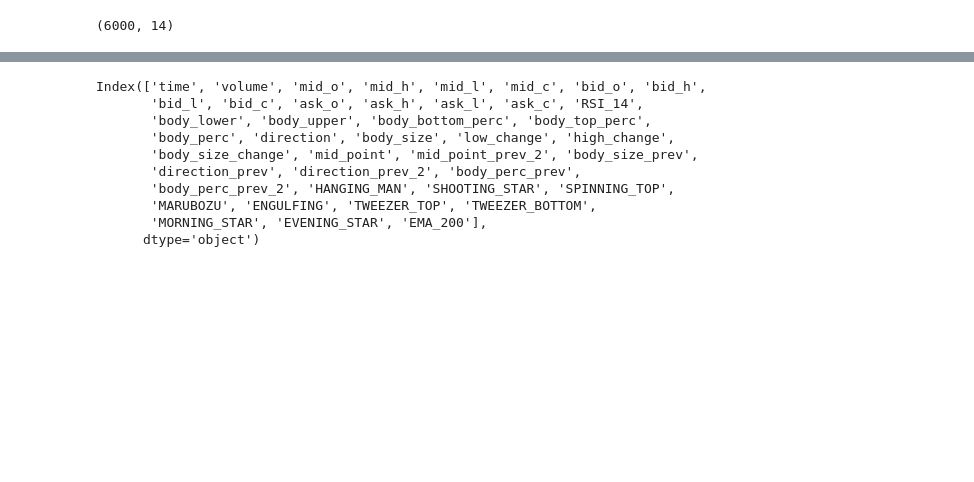
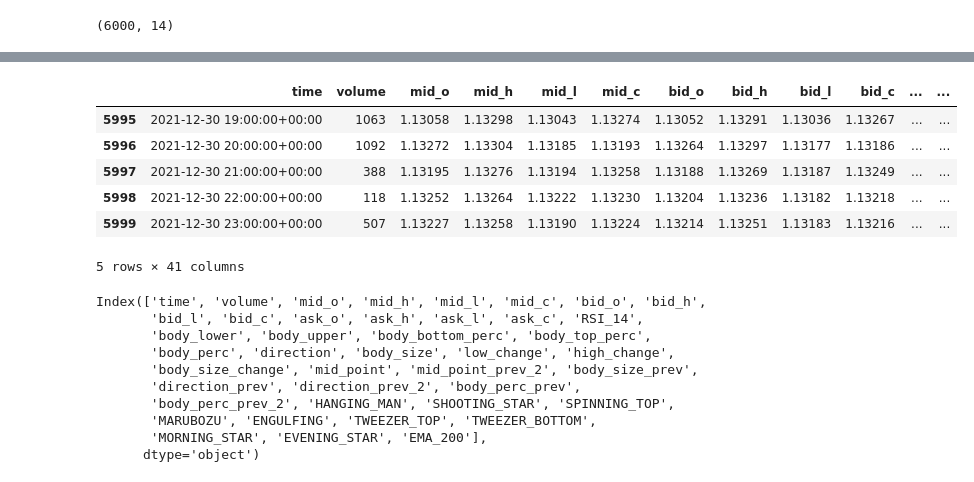
Before and after one commit to phoebeChenCty/FXTrading, a Jupyter notebook: exploration/Guru_1_EMA200_RSI_Over50.ipynb, the cells around one changed output, grey strips where cells are left out. Cells and saved outputs as stored; diff of their text form; code cells hidden in the pictures; blank space fills up the shorter version.

```diff
--- a/exploration/Guru_1_EMA200_RSI_Over50.ipynb
+++ b/exploration/Guru_1_EMA200_RSI_Over50.ipynb
@@ -34,6 +34,16 @@ df_an.tail()
 | 5999 | 2021-12-30 23:00:00+00:00 | 507 | 1.13227 | 1.13258 | 1.13190 | 1.13224 | 1.13214 | 1.13251 | 1.13183 | 1.13216 | 1.13240 | ... |
 # %%
 df_an = apply_patterns(df_an)
+# %%
+df_an.tail()
+# %% [output]
+|  | time | volume | mid_o | mid_h | mid_l | mid_c | bid_o | bid_h | bid_l | bid_c | ... | ... |
+| 5995 | 2021-12-30 19:00:00+00:00 | 1063 | 1.13058 | 1.13298 | 1.13043 | 1.13274 | 1.13052 | 1.13291 | 1.13036 | 1.13267 | ... | ... |
+| 5996 | 2021-12-30 20:00:00+00:00 | 1092 | 1.13272 | 1.13304 | 1.13185 | 1.13193 | 1.13264 | 1.13297 | 1.13177 | 1.13186 | ... | ... |
+| 5997 | 2021-12-30 21:00:00+00:00 | 388 | 1.13195 | 1.13276 | 1.13194 | 1.13258 | 1.13188 | 1.13269 | 1.13187 | 1.13249 | ... | ... |
+| 5998 | 2021-12-30 22:00:00+00:00 | 118 | 1.13252 | 1.13264 | 1.13222 | 1.13230 | 1.13204 | 1.13236 | 1.13182 | 1.13218 | ... | ... |
+| 5999 | 2021-12-30 23:00:00+00:00 | 507 | 1.13227 | 1.13258 | 1.13190 | 1.13224 | 1.13214 | 1.13251 | 1.13183 | 1.13216 | ... | ... |
+5 rows × 41 columns
 # %%
 df_an['EMA_200'] = df_an.mid_c.ewm(span=200, min_periods=200).mean()
 # %%
```
Also changed, not shown: 3 other files.
